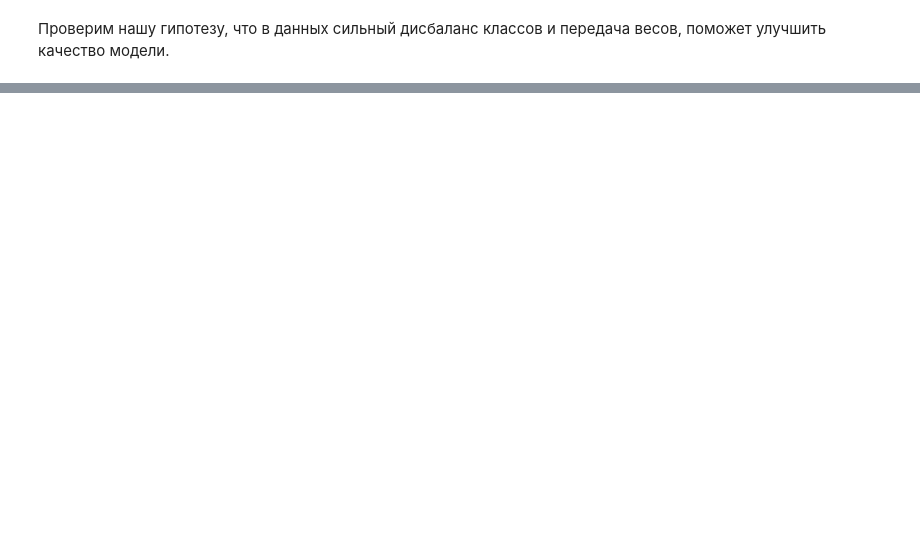
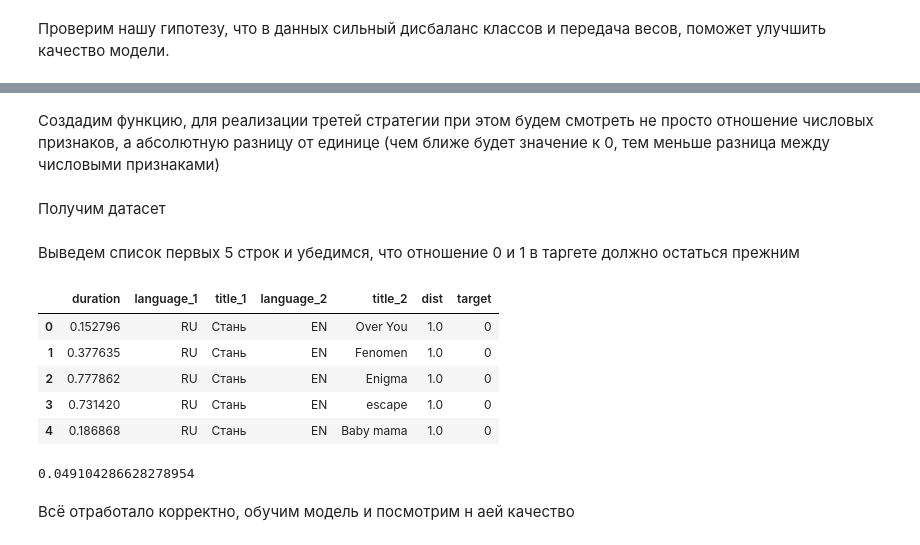
Before and after one commit to Musical-Detectives-Team/hakaton_yandex_music, a Jupyter notebook: modeling.ipynb, the cells around one changed output, grey strips where cells are left out. Saved outputs shown, nothing was run; the diff lists cells and outputs as text; code cells hidden in the pictures; blank space fills up the shorter version.

```diff
--- a/modeling.ipynb
+++ b/modeling.ipynb
@@ -371,0 +454,44 @@ Wall time: 1min 28s
+# %% [markdown]
+Создадим функцию, для реализации третей стратегии при этом будем смотреть не просто отношение числовых признаков, а абсолютную разницу от единице (чем ближе будет значение к 0, тем меньше разница между числовыми признаками)
+# %%
+def get_row_to_df_v3(df: pd.DataFrame,
+                     id_1: str,
+                     id_2: str,
+                     dist: float,
+                     cat_features: List[str] = [],
+                     num_features: List[str] = [],
+                     is_train: bool = True) -> pd.DataFrame:
+    # находим отношение для числовых признаков
+    new_df = pd.DataFrame()
+    for column in num_features:
+        new_df[column] = pd.Series(abs(1 - df.loc[df['track_id'] == id_1, column].reset_index(drop=True)[0]
+                                  / df.loc[df['track_id'] == id_2, column].reset_index(drop=True)[0]))
+    # для категориальных столбцов воспользуемся написанной ранее функцией
+    cat_df = get_row_to_df_v1(df,
+                              id_1,
+                              id_2,
+                              dist,
+                              cat_features = cat_features)
+    new_df = pd.concat([new_df ,cat_df], axis=1)
+    return new_df
+# %% [markdown]
+Получим датасет
+# %%
+df_cat_train = get_df(df_train, y_train_pred, dist_train_pred, get_row_to_df_v3, cat_features, num_features)
+# %% [markdown]
+Выведем список первых 5 строк и убедимся, что отношение 0 и 1 в таргете должно остаться прежним
+# %%
+df_cat_train.head()
+# %% [output]
+|  | duration | language_1 | title_1 | language_2 | title_2 | dist | target |
+| 0 | 0.152796 | RU | Стань | EN | Over You | 1.0 | 0 |
+| 1 | 0.377635 | RU | Стань | EN | Fenomen | 1.0 | 0 |
+| 2 | 0.777862 | RU | Стань | EN | Enigma | 1.0 | 0 |
+| 3 | 0.731420 | RU | Стань | EN | escape | 1.0 | 0 |
+| 4 | 0.186868 | RU | Стань | EN | Baby mama | 1.0 | 0 |
+# %%
+df_cat_train['target'].mean()
+# %% [output]
+0.049104286628278954
+# %% [markdown]
+Всё отработало корректно, обучим модель и посмотрим н аей качество
```
Also changed, not shown: parts of 50 cells of this notebook.
